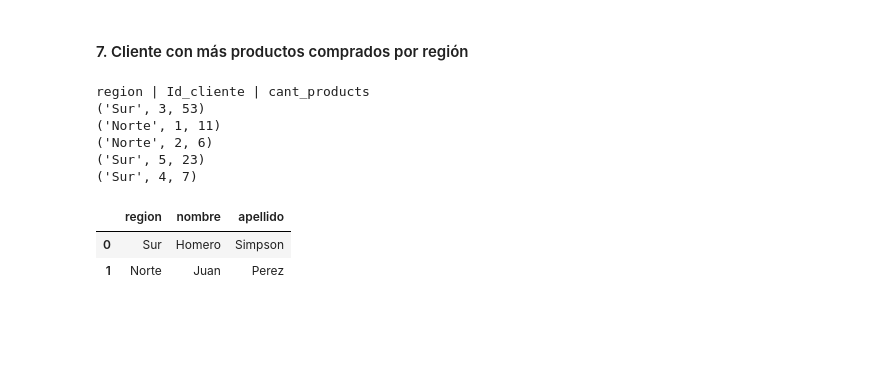
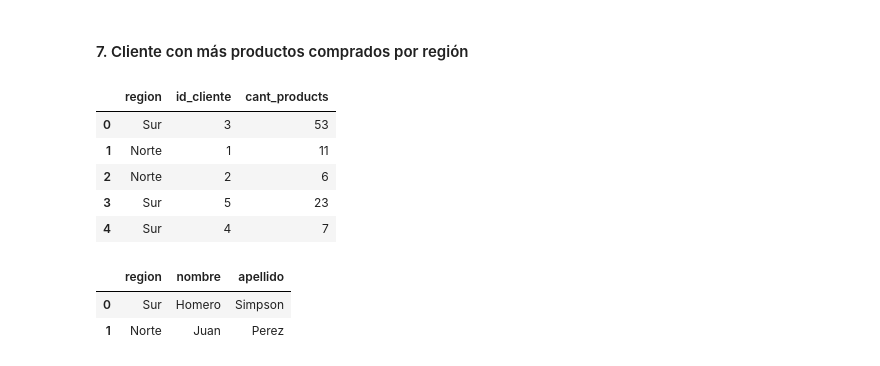
Before and after one commit to edcalderin/BigDataEngineering_ICARO, a Jupyter notebook: TP_Integrador.ipynb, the cells around one changed output. Cells and saved outputs as stored; diff of their text form; code cells hidden in the pictures; blank space fills up the shorter version.

```diff
--- a/TP_Integrador.ipynb
+++ b/TP_Integrador.ipynb
@@ -197,29 +168,25 @@ pd.read_sql(query, connector)
 # %% [markdown]
 #### 7. Cliente con más productos comprados por región
 # %%
-with connector.connect() as connection:
-    query = '''
-            DROP VIEW IF EXISTS region_client_prod;
-            CREATE VIEW region_client_prod AS (
-                SELECT region, Id_cliente, cant_products FROM (
-                    SELECT Id_cliente, region, COUNT(*) as cant_products FROM venta_producto_view
-                    INNER JOIN cliente_region_view USING (Id_cliente)
-                    GROUP BY (region, Id_cliente)
-                ) region_cant_prods
-            );
-            SELECT * FROM region_client_prod
-            '''
-    result = connection.execute(query)
-    print('region | Id_cliente | cant_products')
-    for item in result.fetchall():
-        print(item)
+query = '''
+        DROP VIEW IF EXISTS region_client_prod;
+        CREATE VIEW region_client_prod AS (
+            SELECT region, Id_cliente, cant_products FROM (
+                SELECT Id_cliente, region, COUNT(*) as cant_products FROM venta_producto_view
+                INNER JOIN cliente_region_view USING (Id_cliente)
+                GROUP BY (region, Id_cliente)
+            ) region_cant_prods
+        );
+        SELECT * FROM region_client_prod
+        '''
+pd.read_sql(query, connector)
 # %% [output]
-region | Id_cliente | cant_products
-('Sur', 3, 53)
-('Norte', 1, 11)
-('Norte', 2, 6)
-('Sur', 5, 23)
-('Sur', 4, 7)
+|  | region | id_cliente | cant_products |
+| 0 | Sur | 3 | 53 |
+| 1 | Norte | 1 | 11 |
+| 2 | Norte | 2 | 6 |
+| 3 | Sur | 5 | 23 |
+| 4 | Sur | 4 | 7 |
 # %%
 query = '''
         SELECT region, nombre, apellido FROM (
```
Also changed, not shown: parts of 11 cells of this notebook.
